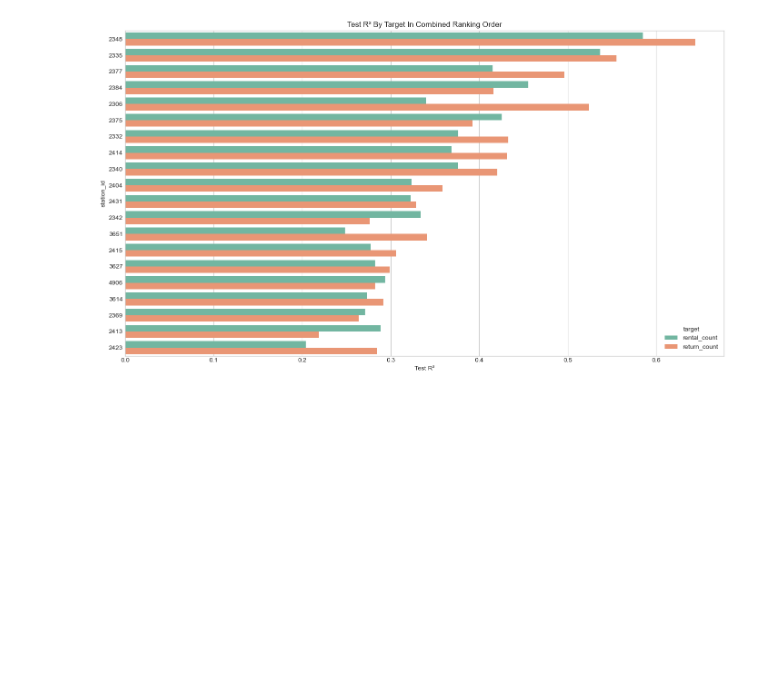
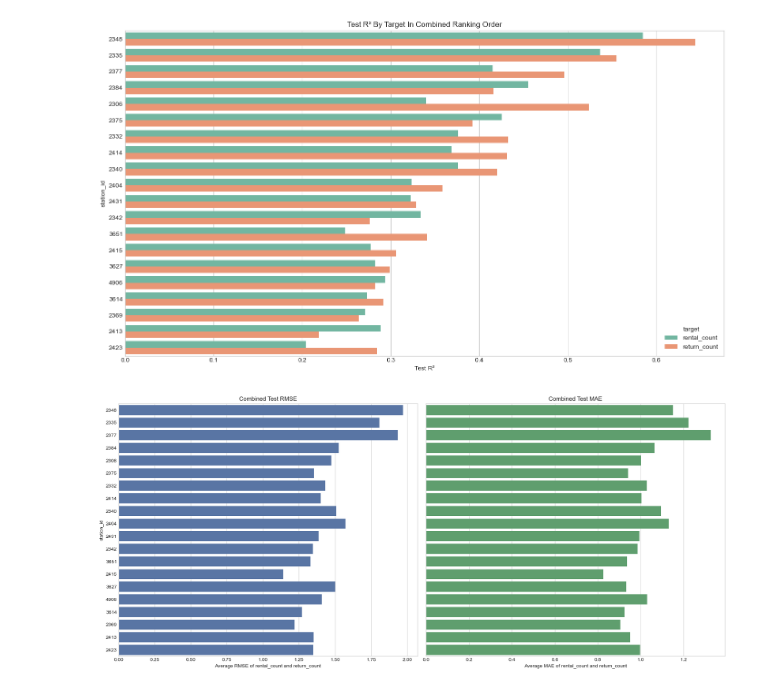
Before and after one commit to cheng80/ddri_work, a Jupyter notebook: hmw3/Note/hmw_top20_station_integrated_comparison.ipynb, the cells around one changed output. Saved outputs shown, nothing was run; the diff lists cells and outputs as text; code cells hidden in the pictures; blank space fills up the shorter version.

```diff
--- a/hmw3/Note/hmw_top20_station_integrated_comparison.ipynb
+++ b/hmw3/Note/hmw_top20_station_integrated_comparison.ipynb
@@ -184,3 +196,21 @@ plt.show()
 # %% [output]
 [figure]
 [figure]
+# %%
+plot_df = ranking_df.reset_index().rename(columns={'index': 'rank'})
+fig, axes = plt.subplots(1, 2, figsize=(18, 8), sharey=True)
+sns.barplot(data=plot_df, x='combined_test_rmse', y=plot_df['station_id'].astype(str), ax=axes[0], color='#4C72B0')
+axes[0].set_title('Combined Test RMSE')
+axes[0].set_xlabel('Average RMSE of rental_count and return_count')
+axes[0].set_ylabel('station_id')
+sns.barplot(data=plot_df, x='combined_test_mae', y=plot_df['station_id'].astype(str), ax=axes[1], color='#55A868')
+axes[1].set_title('Combined Test MAE')
+axes[1].set_xlabel('Average MAE of rental_count and return_count')
+axes[1].set_ylabel('station_id')
+plt.tight_layout()
+plt.show()
+
+detail_metric_df = plot_df[['rank', 'station_id', 'rental_rmse', 'return_rmse', 'combined_test_rmse', 'rental_mae', 'return_mae', 'combined_test_mae']]
+detail_metric_df
+# %% [output]
+[figure, added]
```
Also changed, not shown: parts of 4 cells of this notebook, 2 other files.
